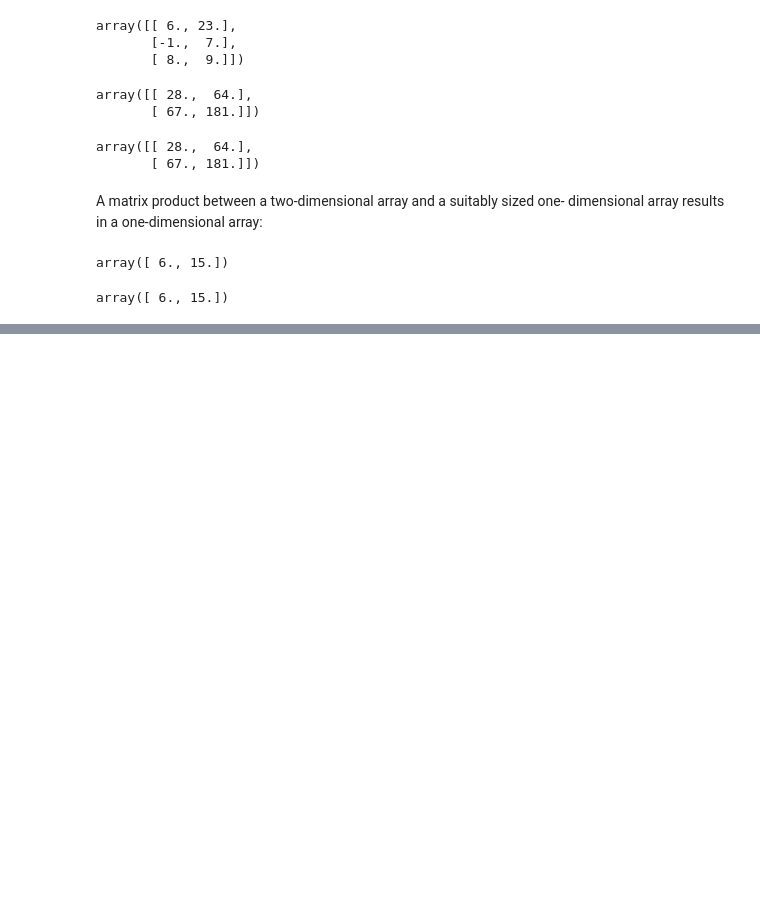
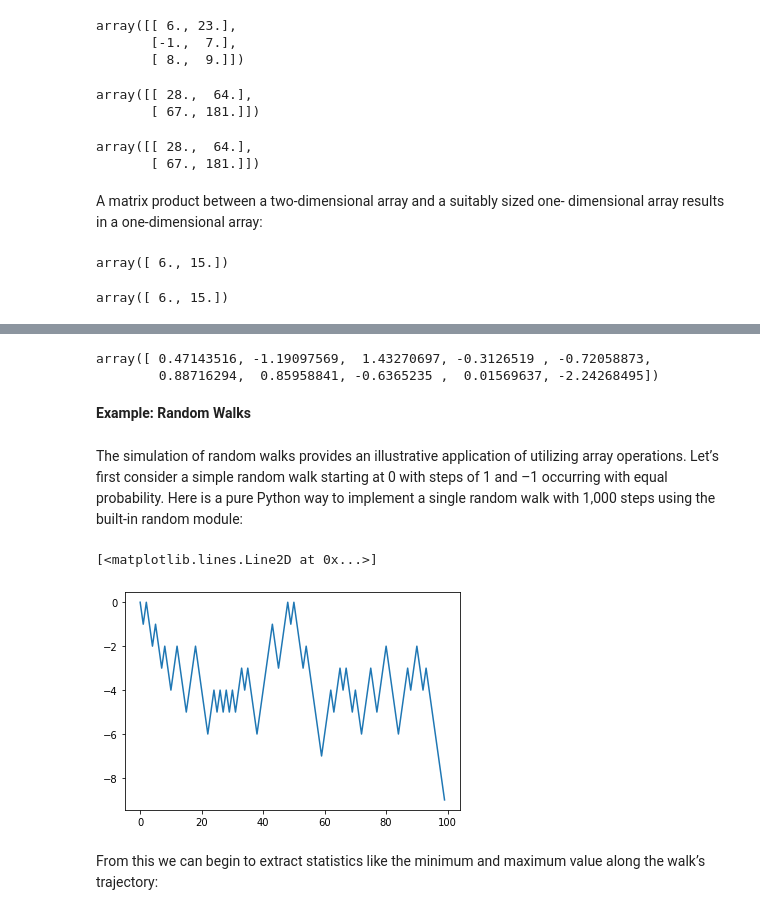
Before and after one commit to AllenChung6/WesCh4-numpy, a Jupyter notebook: Chapter4WorkAlong.ipynb, the cells around one changed output, grey strips where cells are left out. Cells and saved outputs as stored; diff of their text form; code cells hidden in the pictures; blank space fills up the shorter version.

```diff
--- a/Chapter4WorkAlong.ipynb
+++ b/Chapter4WorkAlong.ipynb
@@ -1051,0 +1108,24 @@ from numpy.linalg import inv, qr
+# %%
+rng.randn(10)
+# %% [output]
+array([ 0.47143516, -1.19097569,  1.43270697, -0.3126519 , -0.72058873,
+        0.88716294,  0.85958841, -0.6365235 ,  0.01569637, -2.24268495])
+# %% [markdown]
+<b>Example: Random Walks
+# %% [markdown]
+The simulation of random walks provides an illustrative application of utilizing array operations. Let’s first consider a simple random walk starting at 0 with steps of 1 and –1 occurring with equal probability.
+Here is a pure Python way to implement a single random walk with 1,000 steps using the built-in random module:
+# %%
+import random
+position = 0
+walk = [position]
+steps = 1000
+for i in range(steps):
+    step = 1 if random.randint(0, 1) else -1
+    position += step
+    walk.append(position)
+# %%
+plt.plot(walk[:100])
+# %% [output]
+[<matplotlib.lines.Line2D at 0x...>]
+[figure, added]
@@ -1051,0 +1140,3 @@ from numpy.linalg import inv, qr
+# %% [markdown]
+From this we can begin to extract statistics like the minimum and maximum value
+along the walk’s trajectory:
```
Also changed, not shown: parts of 82 cells of this notebook.
